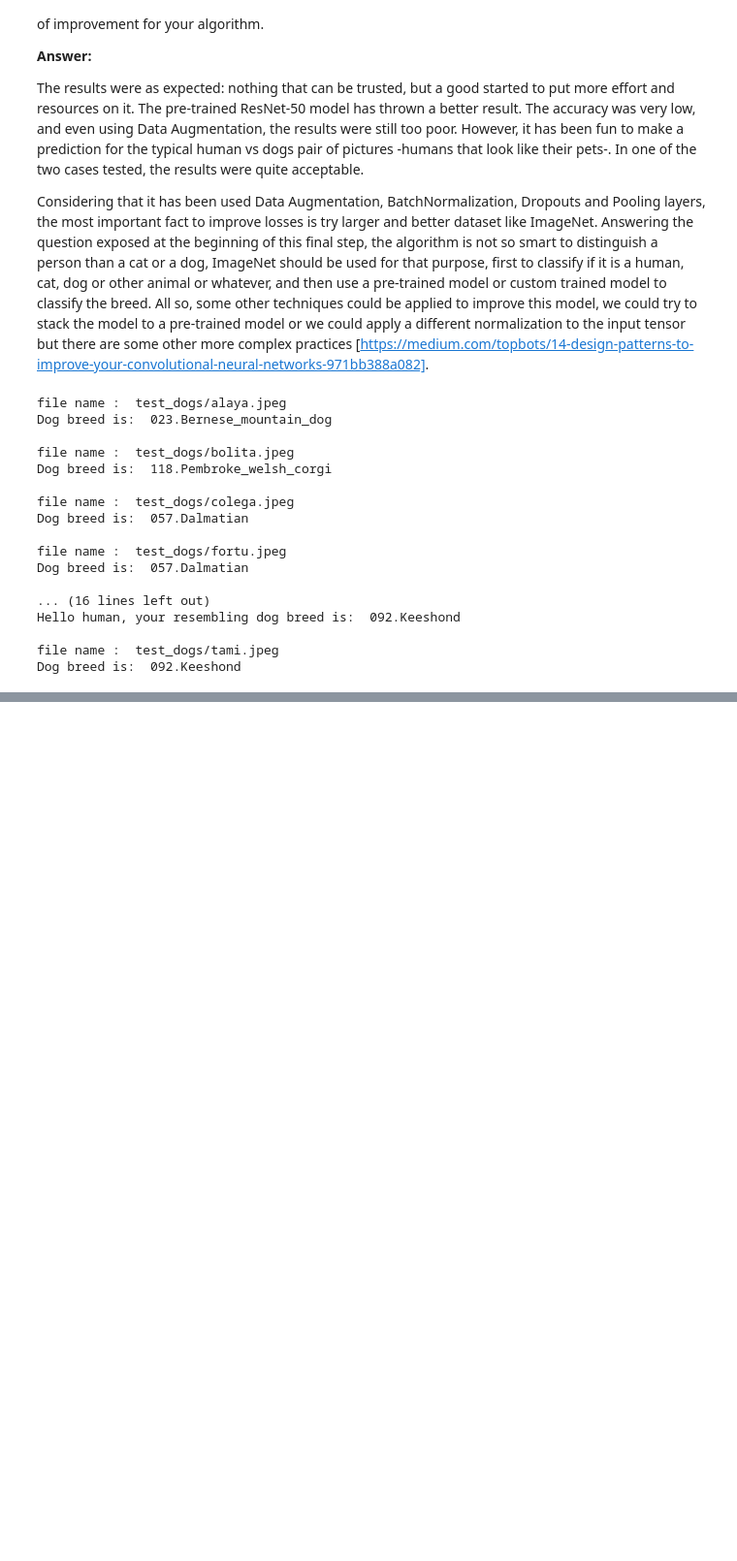
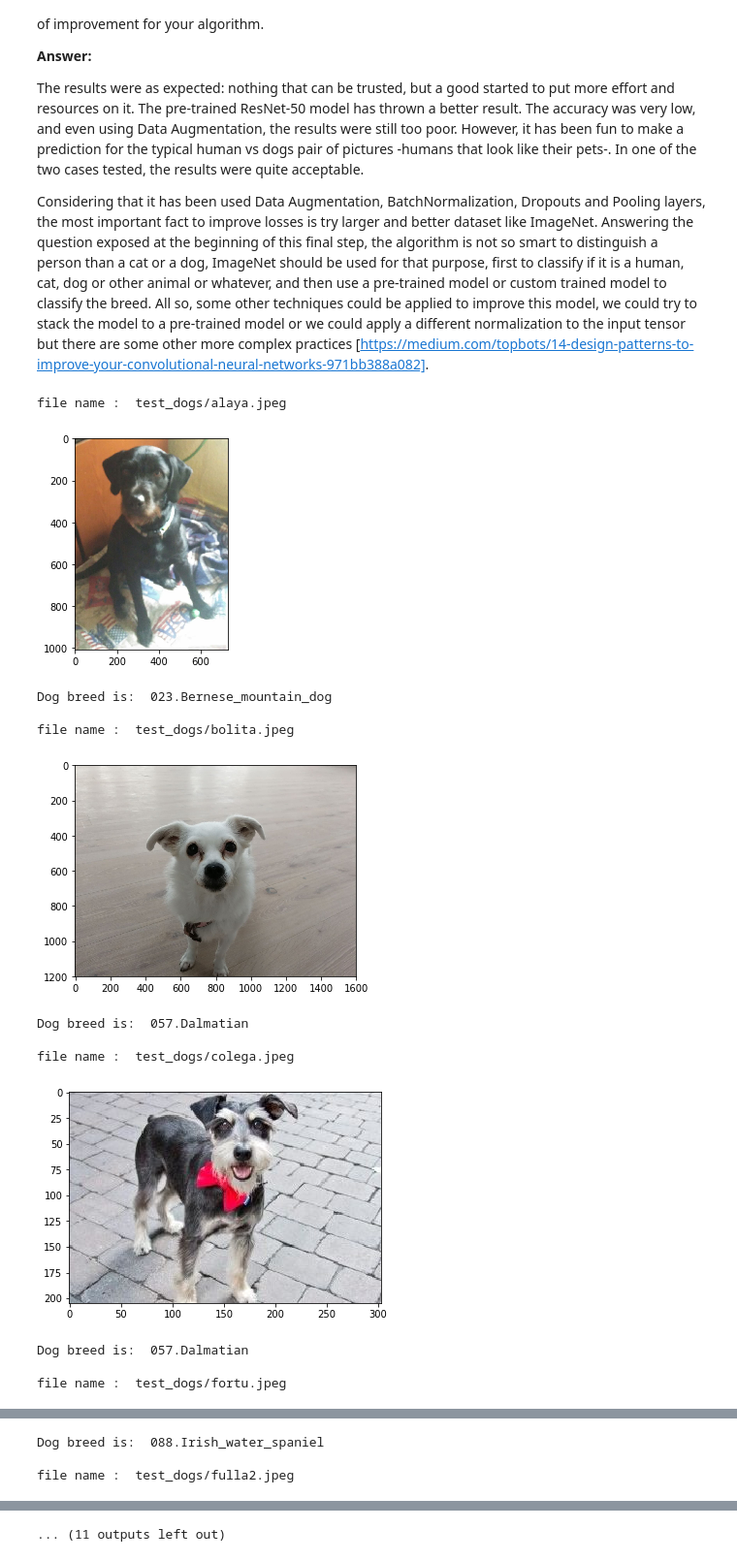
Before and after one commit to nvmoyar/aind2-dog-breed-classifier, a Jupyter notebook: dog_app.ipynb, the cells around one changed output, grey strips where cells are left out. Shown at 97% size. Saved outputs shown, nothing was run; the diff lists cells and outputs as text; code cells hidden in the pictures; blank space fills up the shorter version.

Commit message:
Add image plot and udacity review

```diff
--- a/dog_app.ipynb
+++ b/dog_app.ipynb
@@ -876,6 +877,12 @@ Some sample output for our algorithm is provided below, but feel free to design
 # %%
 ### Write your algorithm.
 ### Feel free to use as many code cells as needed.
+
+def image_display(img_path):
+    img = cv2.imread(img_path)
+    cv_rgb = cv2.cvtColor(img, cv2.COLOR_BGR2RGB)
+    imgplot = plt.imshow(cv_rgb)
+    plt.show()
 
 def CustomModel_predict_breed(img_path):
     img = preprocess_input(path_to_tensor(img_path))
@@ -915,32 +922,29 @@ All so, some other techniques could be applied to improve this model, we could t
 # %%
 ## Execute your algorithm from Step 6 on
 ## at least 6 images on your computer.
 ## Feel free to use as many code cells as needed.
 
 dog_breed = [custom_dog_breed_classificator(img) for img in sorted(glob("test_dogs/*"))]
 custom_files = (list(zip(sorted(glob("test_dogs/*")), dog_breed)))
 
 for item in custom_files:
     print("\nfile name : ", item[0])
+    image_display(item[0])
     if item[1][0] == True:
         print("Hello human, your resembling dog breed is: ", item[1][1])
     else :
         print("Dog breed is: ", item[1][1])
 # %% [output]
 file name :  test_dogs/alaya.jpeg
-Dog breed is:  023.Bernese_mountain_dog
-
-file name :  test_dogs/bolita.jpeg
-Dog breed is:  118.Pembroke_welsh_corgi
-
-file name :  test_dogs/colega.jpeg
-Dog breed is:  057.Dalmatian
-
-file name :  test_dogs/fortu.jpeg
-Dog breed is:  057.Dalmatian
-
-... (16 lines left out)
-Hello human, your resembling dog breed is:  092.Keeshond
-
-file name :  test_dogs/tami.jpeg
-Dog breed is:  092.Keeshond
+[figure, added]
+Dog breed is:  023.Bernese_mountain_dog
+
+file name :  test_dogs/bolita.jpeg
+[figure, added]
+Dog breed is:  057.Dalmatian
+
+file name :  test_dogs/colega.jpeg
+[figure, added]
+Dog breed is:  057.Dalmatian
+
+file name :  test_dogs/fortu.jpeg
@@ -946,0 +952,3 @@ Dog breed is:  092.Keeshond
+Dog breed is:  088.Irish_water_spaniel
+
+file name :  test_dogs/fulla2.jpeg
@@ -946,0 +960 @@ Dog breed is:  092.Keeshond
+... (11 outputs left out)
```
Also changed, not shown: parts of 15 cells of this notebook, 1 other file.
